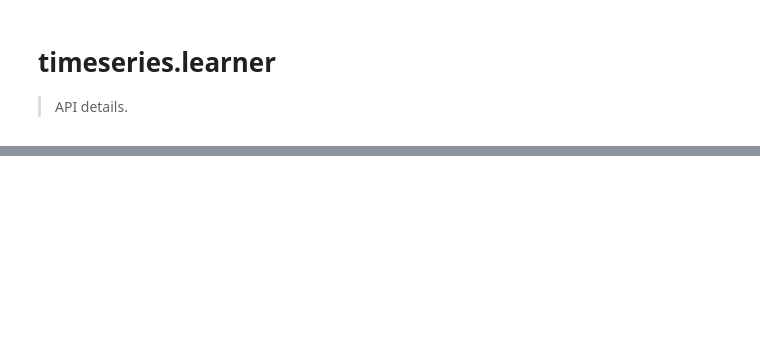
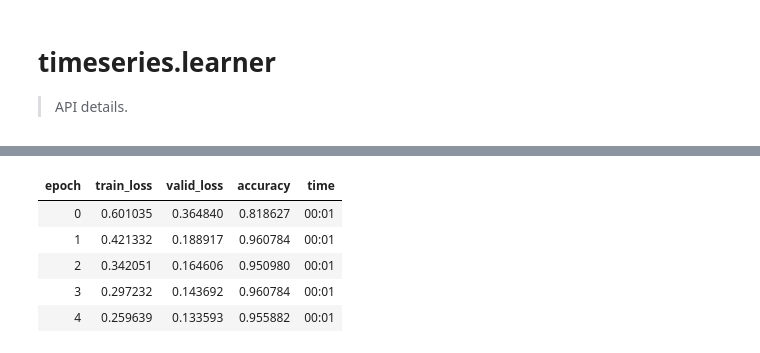
Before and after one commit to scribbler00/fastrenewables, a Jupyter notebook: nbs/08_timeseries.learner.ipynb, the cells around one changed output, grey strips where cells are left out. Drawn from its saved outputs; the diff is of its cells as text; code cells hidden in the pictures; blank space fills up the shorter version.

```diff
--- a/nbs/08_timeseries.learner.ipynb
+++ b/nbs/08_timeseries.learner.ipynb
@@ -231,0 +348,9 @@ plt.legend()
+# %%
+learner.fit_one_cycle(5)
+# %% [output]
+| epoch | train_loss | valid_loss | accuracy | time |
+| 0 | 0.601035 | 0.364840 | 0.818627 | 00:01 |
+| 1 | 0.421332 | 0.188917 | 0.960784 | 00:01 |
+| 2 | 0.342051 | 0.164606 | 0.950980 | 00:01 |
+| 3 | 0.297232 | 0.143692 | 0.960784 | 00:01 |
+| 4 | 0.259639 | 0.133593 | 0.955882 | 00:01 |
```
Also changed, not shown: parts of 37 cells of this notebook, 14 other files.
